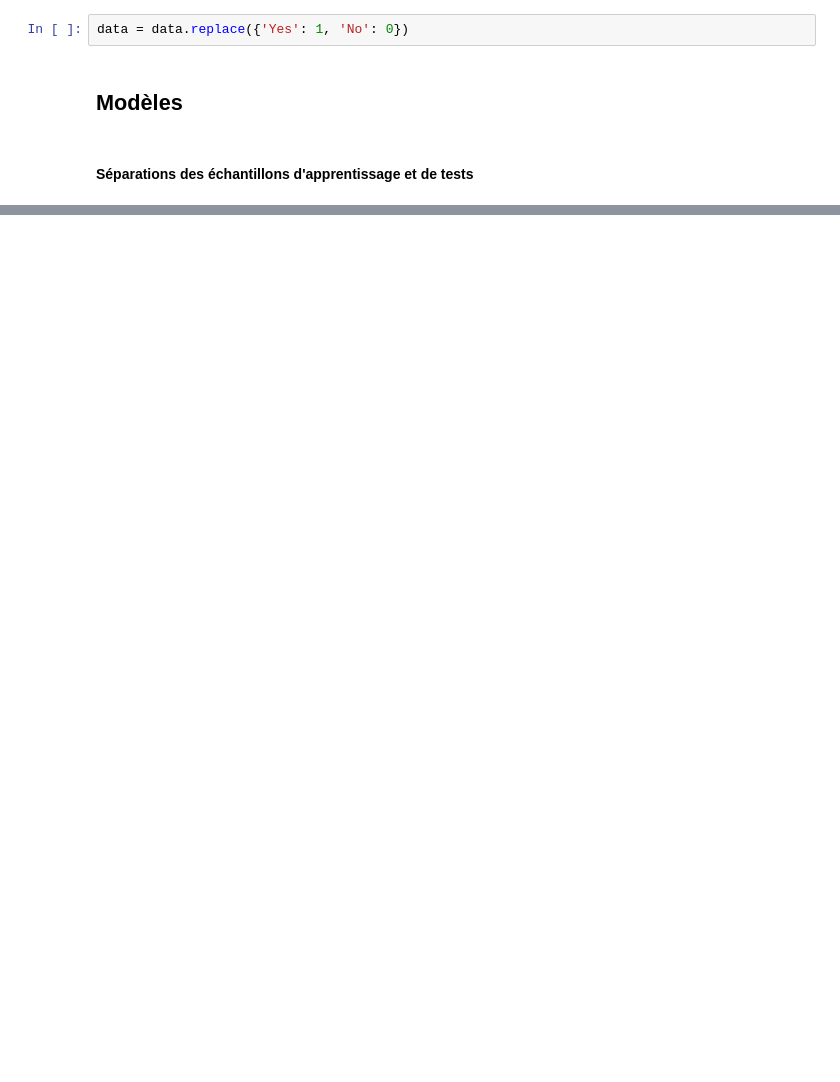
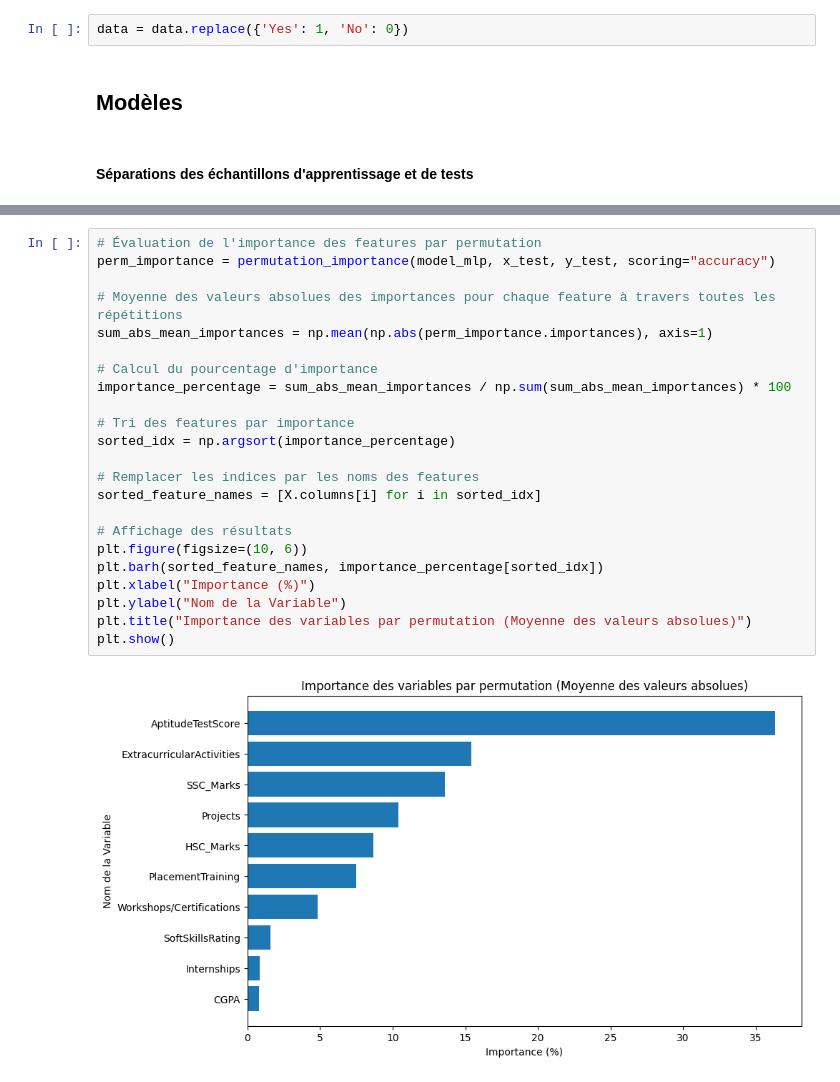
Before and after one commit to OUEDRAOGO-ANGELO/Mini-projet-2-Placement, a Jupyter notebook: Placement.ipynb, the cells around one changed output, grey strips where cells are left out. Saved outputs shown, nothing was run; the diff lists cells and outputs as text; blank space fills up the shorter version.

```diff
--- a/Placement.ipynb
+++ b/Placement.ipynb
@@ -184,0 +231,25 @@ plt.show()
+# %%
+# Évaluation de l'importance des features par permutation
+perm_importance = permutation_importance(model_mlp, x_test, y_test, scoring="accuracy")
+
+# Moyenne des valeurs absolues des importances pour chaque feature à travers toutes les répétitions
+sum_abs_mean_importances = np.mean(np.abs(perm_importance.importances), axis=1)
+
+# Calcul du pourcentage d'importance
+importance_percentage = sum_abs_mean_importances / np.sum(sum_abs_mean_importances) * 100
+
+# Tri des features par importance
+sorted_idx = np.argsort(importance_percentage)
+
+# Remplacer les indices par les noms des features
+sorted_feature_names = [X.columns[i] for i in sorted_idx]
+
+# Affichage des résultats
+plt.figure(figsize=(10, 6))
+plt.barh(sorted_feature_names, importance_percentage[sorted_idx])
+plt.xlabel("Importance (%)")
+plt.ylabel("Nom de la Variable")
+plt.title("Importance des variables par permutation (Moyenne des valeurs absolues)")
+plt.show()
+# %% [output]
+[figure, added]
```
Also changed, not shown: parts of 24 cells of this notebook, 1 other file.
